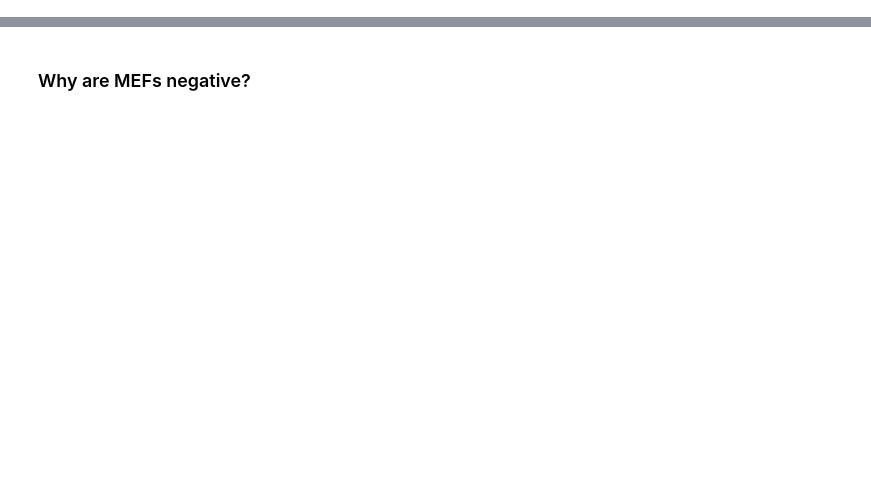
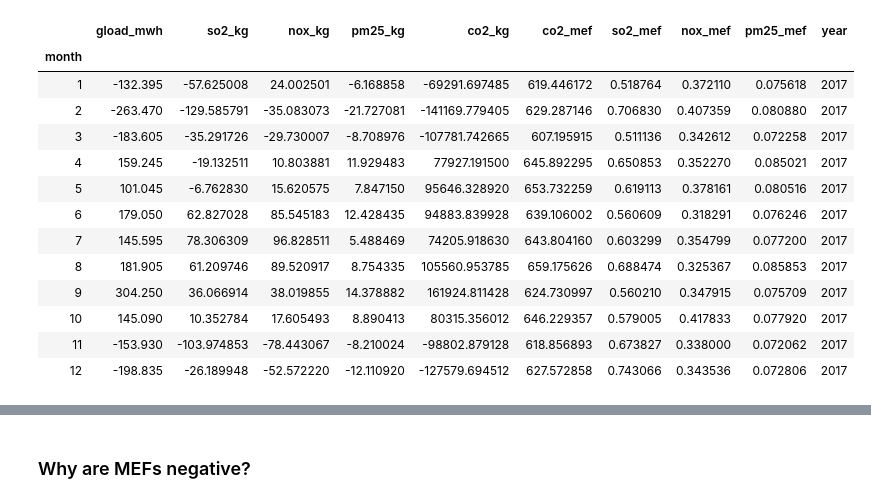
Before and after one commit to amy-wang/thesis, a Jupyter notebook: lin_reg_forecasting_model/mef_data.ipynb, the cells around one changed output, grey strips where cells are left out. Cells and saved outputs as stored; diff of their text form; code cells hidden in the pictures; blank space fills up the shorter version.

```diff
--- a/lin_reg_forecasting_model/mef_data.ipynb
+++ b/lin_reg_forecasting_model/mef_data.ipynb
@@ -35,0 +96,25 @@ df.describe()
+# %%
+# Compare this to 2007 regression MEFs for PJM
+df_pjm = df.copy()
+df_pjm['year'] = pd.DatetimeIndex(df_pjm.reset_index().DATE_UTC).year
+df_pjm['month'] = pd.DatetimeIndex(df_pjm.reset_index().DATE_UTC).month
+df_pjm = df_pjm.loc[df_pjm['isorto'] == 'PJM']
+df_pjm_2017 = df_pjm.loc[df_pjm['year']==2017]
+
+group_by = df_pjm_2017.groupby(df_pjm_2017['month']).median()
+group_by
+# %% [output]
+|  | gload_mwh | so2_kg | nox_kg | pm25_kg | co2_kg | co2_mef | so2_mef | nox_mef | pm25_mef | year |
+| month |  |  |  |  |  |  |  |  |  |  |
+| 1 | -132.395 | -57.625008 | 24.002501 | -6.168858 | -69291.697485 | 619.446172 | 0.518764 | 0.372110 | 0.075618 | 2017 |
+| 2 | -263.470 | -129.585791 | -35.083073 | -21.727081 | -141169.779405 | 629.287146 | 0.706830 | 0.407359 | 0.080880 | 2017 |
+| 3 | -183.605 | -35.291726 | -29.730007 | -8.708976 | -107781.742665 | 607.195915 | 0.511136 | 0.342612 | 0.072258 | 2017 |
+| 4 | 159.245 | -19.132511 | 10.803881 | 11.929483 | 77927.191500 | 645.892295 | 0.650853 | 0.352270 | 0.085021 | 2017 |
+| 5 | 101.045 | -6.762830 | 15.620575 | 7.847150 | 95646.328920 | 653.732259 | 0.619113 | 0.378161 | 0.080516 | 2017 |
+| 6 | 179.050 | 62.827028 | 85.545183 | 12.428435 | 94883.839928 | 639.106002 | 0.560609 | 0.318291 | 0.076246 | 2017 |
+| 7 | 145.595 | 78.306309 | 96.828511 | 5.488469 | 74205.918630 | 643.804160 | 0.603299 | 0.354799 | 0.077200 | 2017 |
+| 8 | 181.905 | 61.209746 | 89.520917 | 8.754335 | 105560.953785 | 659.175626 | 0.688474 | 0.325367 | 0.085853 | 2017 |
+| 9 | 304.250 | 36.066914 | 38.019855 | 14.378882 | 161924.811428 | 624.730997 | 0.560210 | 0.347915 | 0.075709 | 2017 |
+| 10 | 145.090 | 10.352784 | 17.605493 | 8.890413 | 80315.356012 | 646.229357 | 0.579005 | 0.417833 | 0.077920 | 2017 |
+| 11 | -153.930 | -103.974853 | -78.443067 | -8.210024 | -98802.879128 | 618.856893 | 0.673827 | 0.338000 | 0.072062 | 2017 |
+| 12 | -198.835 | -26.189948 | -52.572220 | -12.110920 | -127579.694512 | 627.572858 | 0.743066 | 0.343536 | 0.072806 | 2017 |
```
Also changed, not shown: parts of 29 cells of this notebook.
